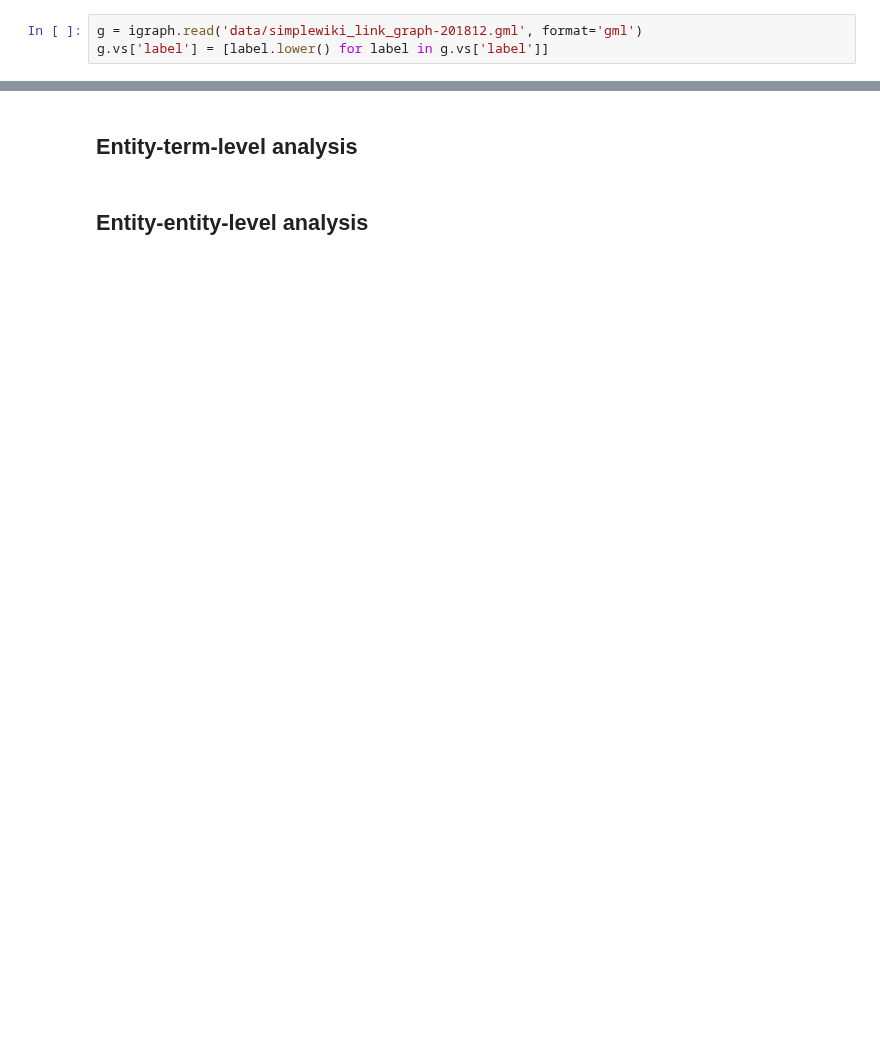
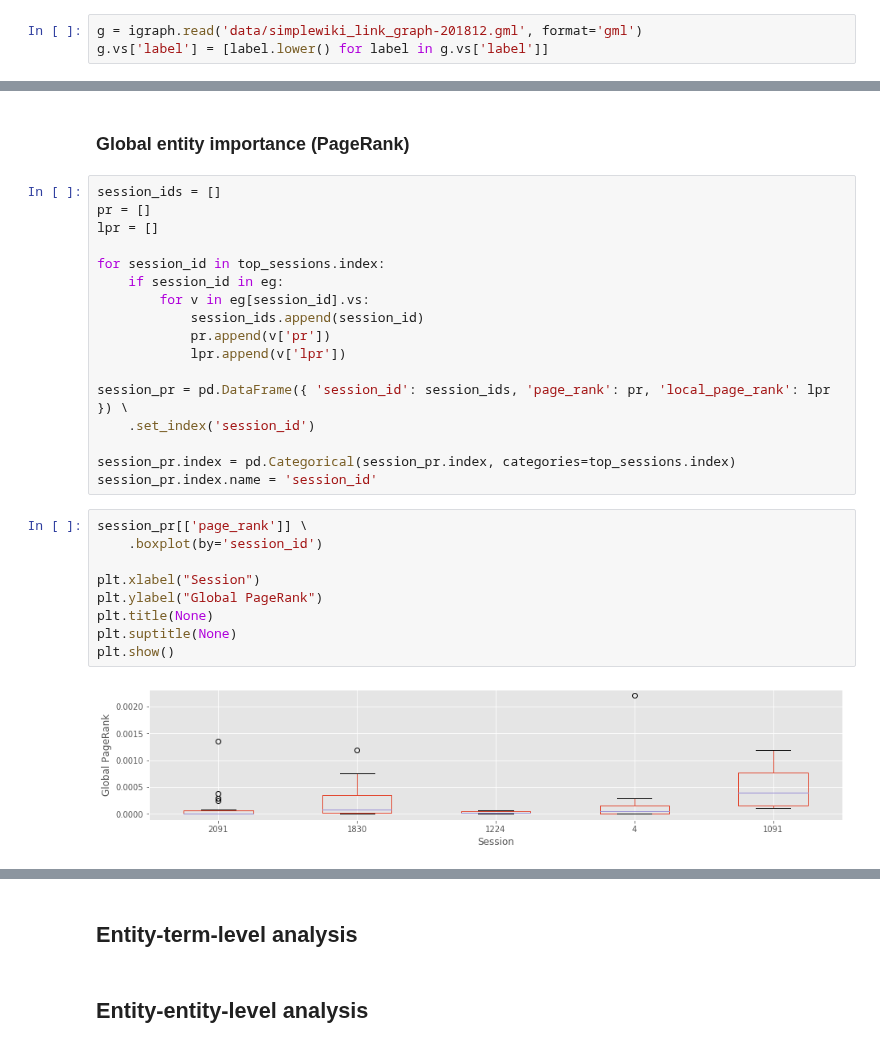
Before and after one commit to feup-infolab/army-ant, a Jupyter notebook: notebooks/query_log_analysis/query_log_analysis.ipynb, the cells around one changed output, grey strips where cells are left out. Cells and saved outputs as stored; diff of their text form; blank space fills up the shorter version.

```diff
--- a/notebooks/query_log_analysis/query_log_analysis.ipynb
+++ b/notebooks/query_log_analysis/query_log_analysis.ipynb
@@ -1292,0 +1374,30 @@ AttributeError: 'bytes' object has no attribute 'encode'
+# %% [markdown]
+### Global entity importance (PageRank)
+# %%
+session_ids = []
+pr = []
+lpr = []
+
+for session_id in top_sessions.index:
+    if session_id in eg:
+        for v in eg[session_id].vs:
+            session_ids.append(session_id)
+            pr.append(v['pr'])
+            lpr.append(v['lpr'])
+
+session_pr = pd.DataFrame({ 'session_id': session_ids, 'page_rank': pr, 'local_page_rank': lpr }) \
+    .set_index('session_id')
+
+session_pr.index = pd.Categorical(session_pr.index, categories=top_sessions.index)
+session_pr.index.name = 'session_id'
+# %%
+session_pr[['page_rank']] \
+    .boxplot(by='session_id')
+
+plt.xlabel("Session")
+plt.ylabel("Global PageRank")
+plt.title(None)
+plt.suptitle(None)
+plt.show()
+# %% [output]
+[figure, added]
```
Also changed, not shown: parts of 49 cells of this notebook.
